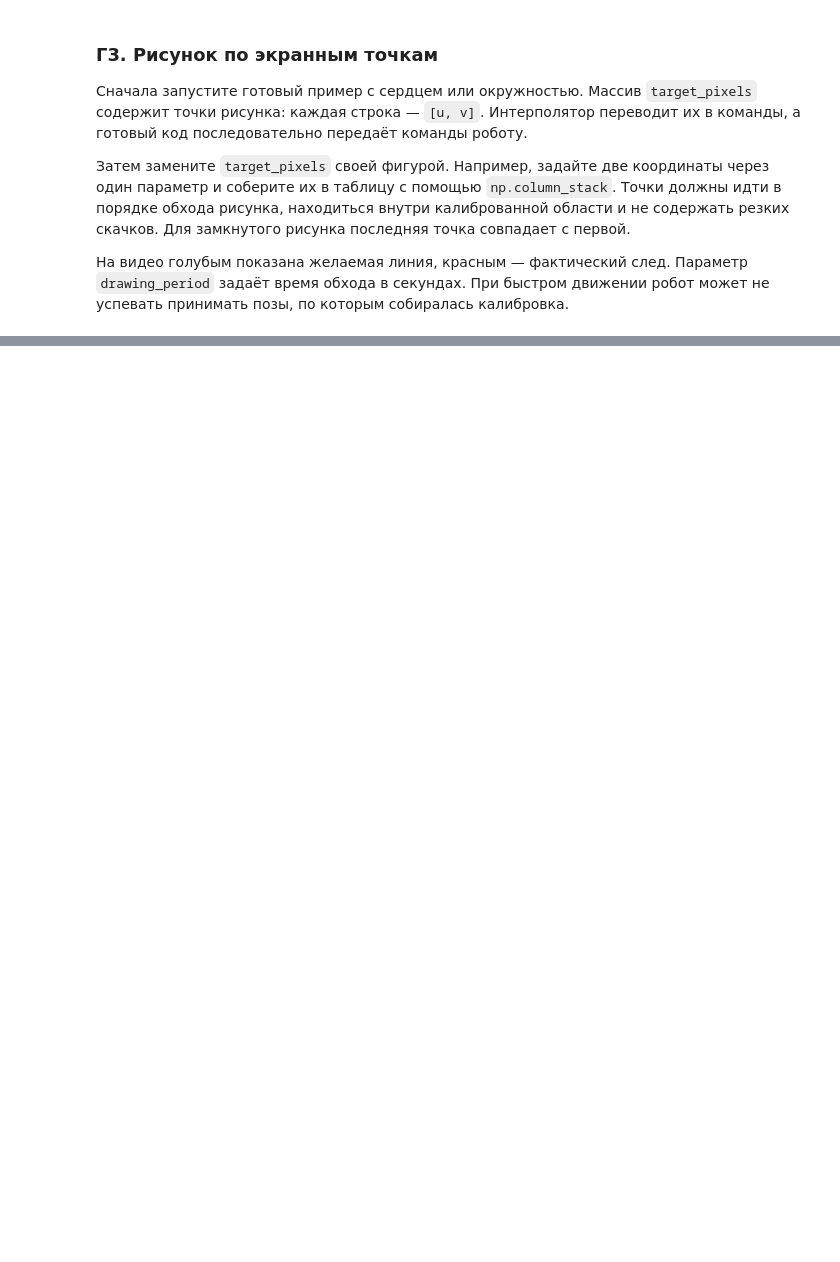
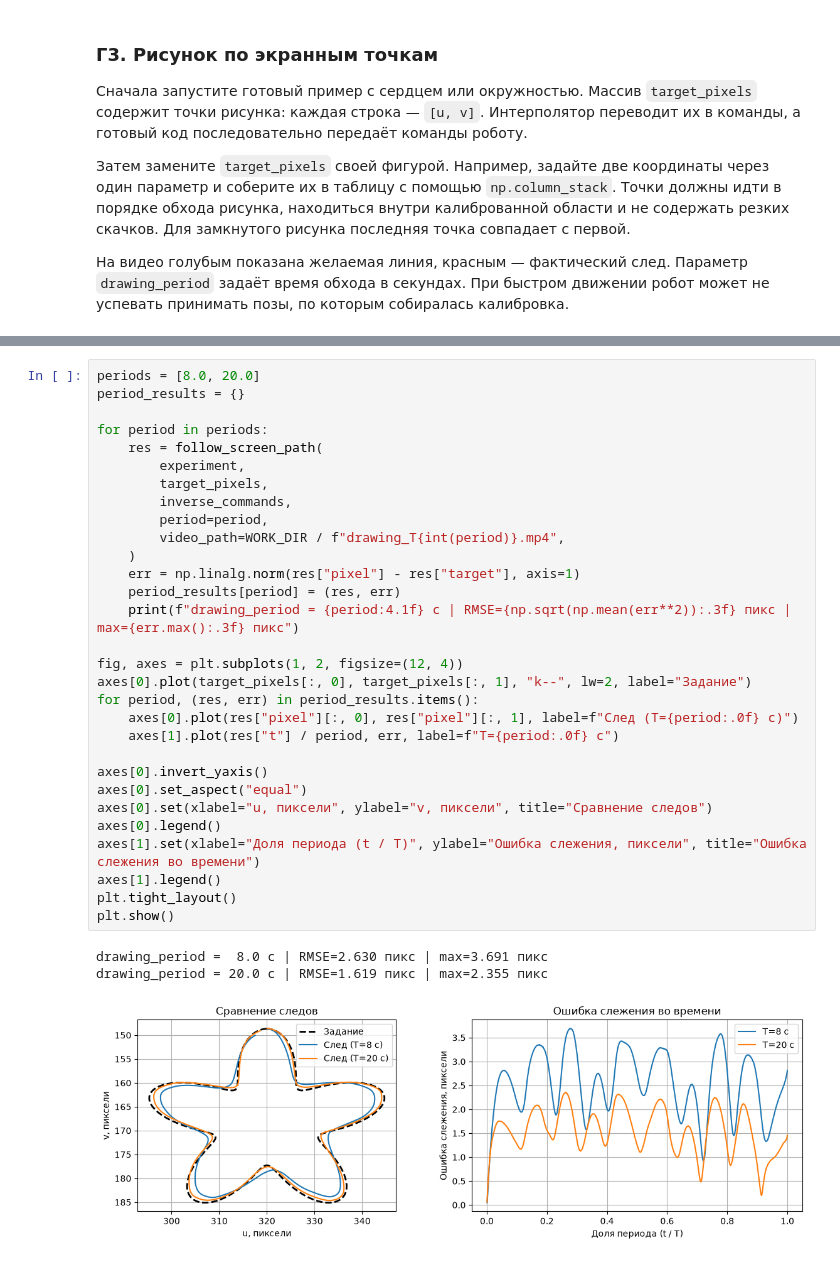
Before and after one commit to knigstein/NumericalMethods, a Jupyter notebook: lab2/Numerical_Methods_Lab_2_Analysis_ipynb.ipynb, the cells around one changed output, grey strips where cells are left out. Cells and saved outputs as stored; diff of their text form; blank space fills up the shorter version.

```diff
--- a/lab2/Numerical_Methods_Lab_2_Analysis_ipynb.ipynb
+++ b/lab2/Numerical_Methods_Lab_2_Analysis_ipynb.ipynb
@@ -4344,0 +4500,34 @@ plt.show()
+# %%
+periods = [8.0, 20.0]
+period_results = {}
+
+for period in periods:
+    res = follow_screen_path(
+        experiment,
+        target_pixels,
+        inverse_commands,
+        period=period,
+        video_path=WORK_DIR / f"drawing_T{int(period)}.mp4",
+    )
+    err = np.linalg.norm(res["pixel"] - res["target"], axis=1)
+    period_results[period] = (res, err)
+    print(f"drawing_period = {period:4.1f} с | RMSE={np.sqrt(np.mean(err**2)):.3f} пикс | max={err.max():.3f} пикс")
+
+fig, axes = plt.subplots(1, 2, figsize=(12, 4))
+axes[0].plot(target_pixels[:, 0], target_pixels[:, 1], "k--", lw=2, label="Задание")
+for period, (res, err) in period_results.items():
+    axes[0].plot(res["pixel"][:, 0], res["pixel"][:, 1], label=f"След (T={period:.0f} с)")
+    axes[1].plot(res["t"] / period, err, label=f"T={period:.0f} с")
+
+axes[0].invert_yaxis()
+axes[0].set_aspect("equal")
+axes[0].set(xlabel="u, пиксели", ylabel="v, пиксели", title="Сравнение следов")
+axes[0].legend()
+axes[1].set(xlabel="Доля периода (t / T)", ylabel="Ошибка слежения, пиксели", title="Ошибка слежения во времени")
+axes[1].legend()
+plt.tight_layout()
+plt.show()
+# %% [output]
+drawing_period =  8.0 с | RMSE=2.630 пикс | max=3.691 пикс
+drawing_period = 20.0 с | RMSE=1.619 пикс | max=2.355 пикс
+[figure, added]
```
Also changed, not shown: parts of 12 cells of this notebook, 3 other files.
